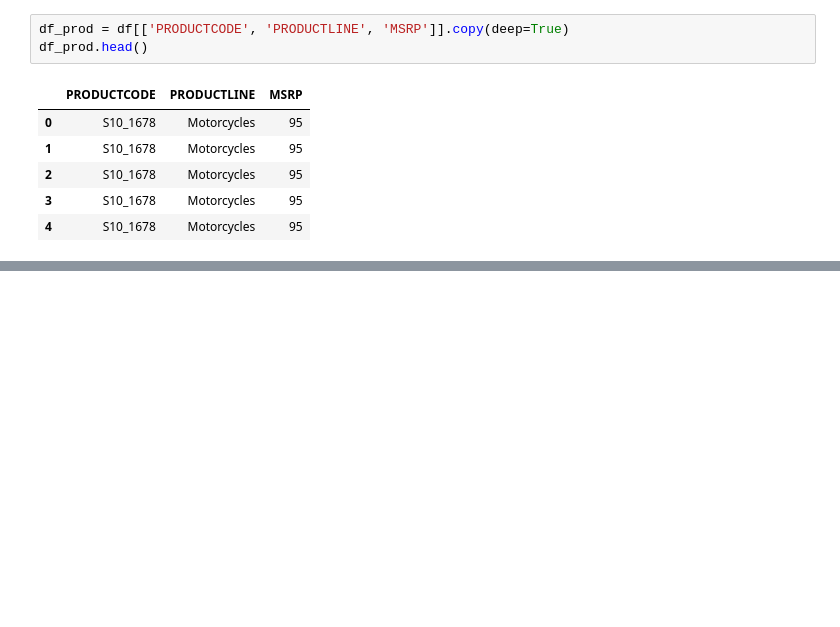
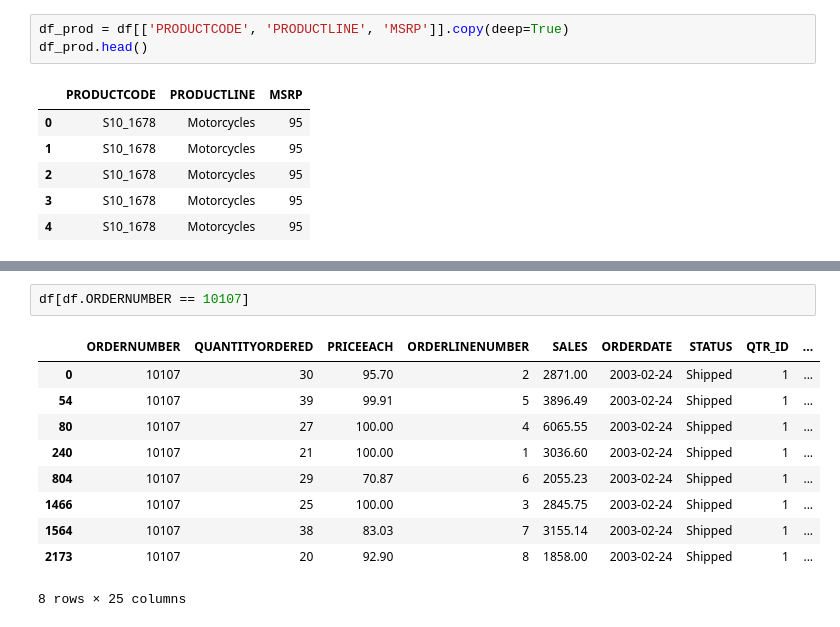
Before and after one commit to Sandokhan/dw, a Jupyter notebook: main.ipynb, the cells around one changed output, grey strips where cells are left out. Cells and saved outputs as stored; diff of their text form; blank space fills up the shorter version.

```diff
--- a/main.ipynb
+++ b/main.ipynb
@@ -162,0 +227,13 @@ df_prod.head()
+# %%
+df[df.ORDERNUMBER == 10107]
+# %% [output]
+|  | ORDERNUMBER | QUANTITYORDERED | PRICEEACH | ORDERLINENUMBER | SALES | ORDERDATE | STATUS | QTR_ID | ... |
+| 0 | 10107 | 30 | 95.70 | 2 | 2871.00 | 2003-02-24 | Shipped | 1 | ... |
+| 54 | 10107 | 39 | 99.91 | 5 | 3896.49 | 2003-02-24 | Shipped | 1 | ... |
+| 80 | 10107 | 27 | 100.00 | 4 | 6065.55 | 2003-02-24 | Shipped | 1 | ... |
+| 240 | 10107 | 21 | 100.00 | 1 | 3036.60 | 2003-02-24 | Shipped | 1 | ... |
+| 804 | 10107 | 29 | 70.87 | 6 | 2055.23 | 2003-02-24 | Shipped | 1 | ... |
+| 1466 | 10107 | 25 | 100.00 | 3 | 2845.75 | 2003-02-24 | Shipped | 1 | ... |
+| 1564 | 10107 | 38 | 83.03 | 7 | 3155.14 | 2003-02-24 | Shipped | 1 | ... |
+| 2173 | 10107 | 20 | 92.90 | 8 | 1858.00 | 2003-02-24 | Shipped | 1 | ... |
+8 rows × 25 columns
```
Also changed, not shown: parts of 19 cells of this notebook.
